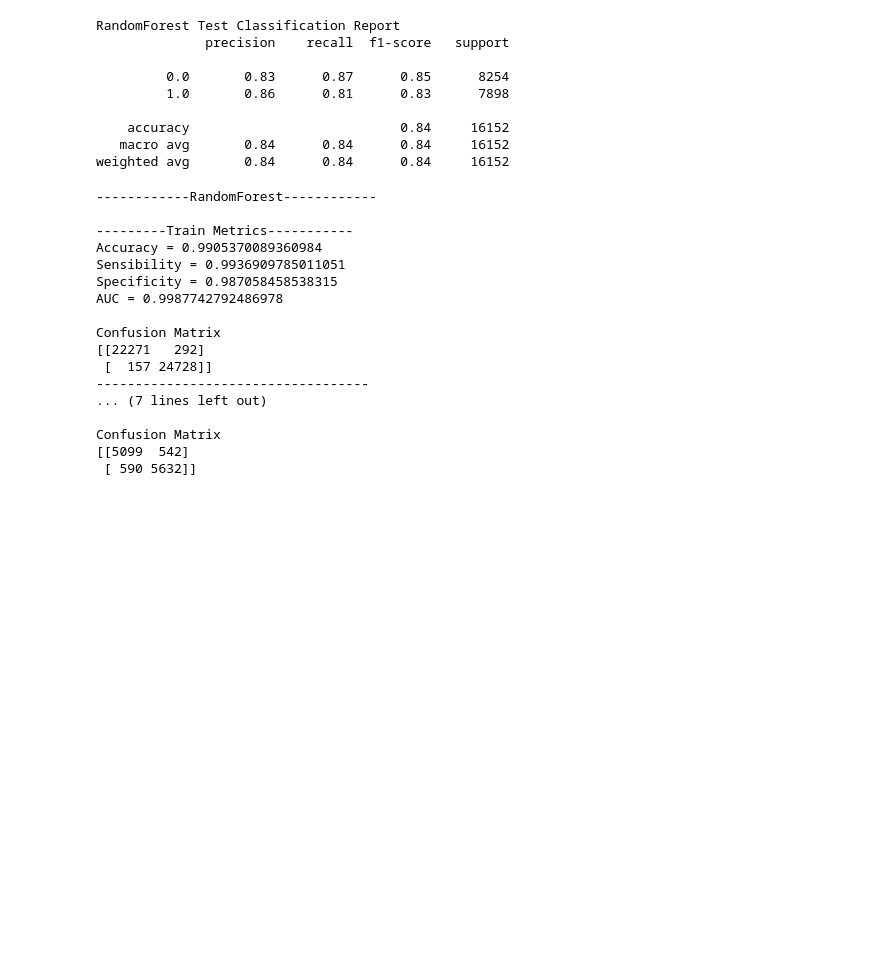
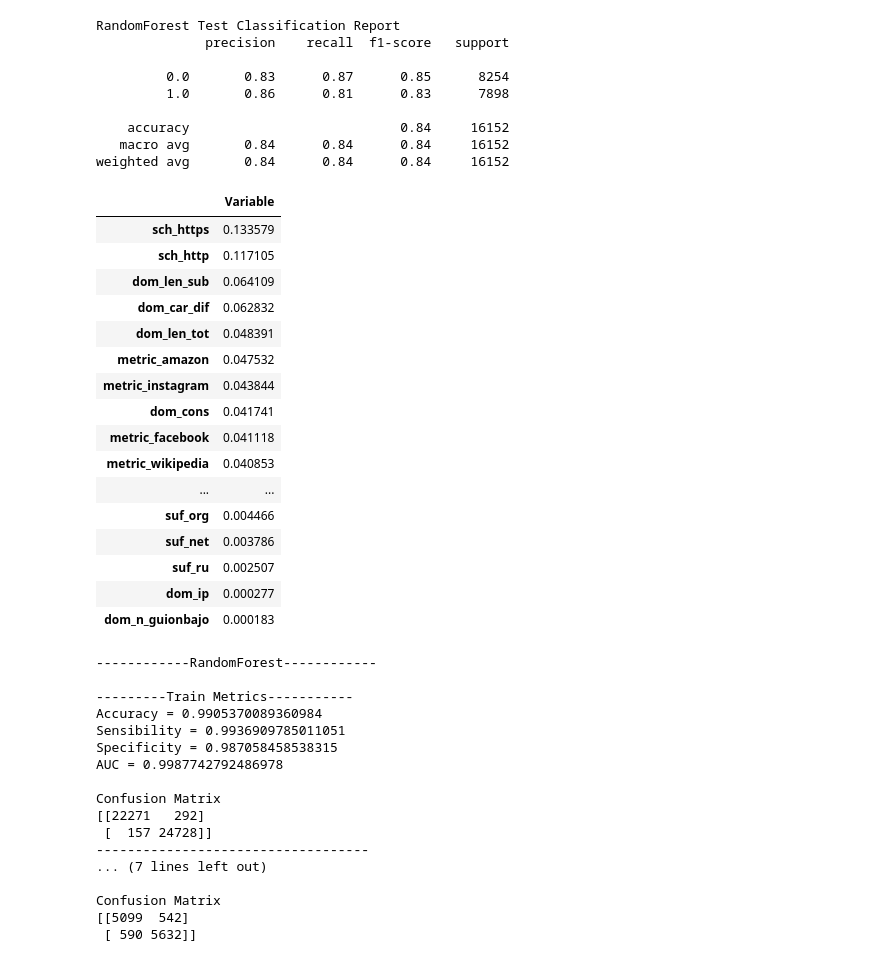
Before and after one commit to JuanCruzC97/Proyecto_CDD, a Jupyter notebook: Proyecto A/00 - Creación Dataset y Variables/Prueba_Dataset_distancias.ipynb, the cells around one changed output. Drawn from its saved outputs; the diff is of its cells as text; code cells hidden in the pictures; blank space fills up the shorter version.

Commit message:
Agrego Variable Importance

```diff
--- a/Proyecto A/00 - Creación Dataset y Variables/Prueba_Dataset_distancias.ipynb
+++ b/Proyecto A/00 - Creación Dataset y Variables/Prueba_Dataset_distancias.ipynb
@@ -741,6 +741,26 @@ RandomForest Test Classification Report
     accuracy                           0.84     16152
    macro avg       0.84      0.84      0.84     16152
 weighted avg       0.84      0.84      0.84     16152
+# %%
+pd.DataFrame({'Variable':rf.feature_importances_}, index = X.columns).sort_values('Variable', ascending = False)
+# %% [output]
+|  | Variable |
+| sch_https | 0.133579 |
+| sch_http | 0.117105 |
+| dom_len_sub | 0.064109 |
+| dom_car_dif | 0.062832 |
+| dom_len_tot | 0.048391 |
+| metric_amazon | 0.047532 |
+| metric_instagram | 0.043844 |
+| dom_cons | 0.041741 |
+| metric_facebook | 0.041118 |
+| metric_wikipedia | 0.040853 |
+| ... | ... |
+| suf_org | 0.004466 |
+| suf_net | 0.003786 |
+| suf_ru | 0.002507 |
+| dom_ip | 0.000277 |
+| dom_n_guionbajo | 0.000183 |
 # %%
 Comparison.modelReportClass('RandomForest', rf, X_train, y_train, X_test, y_test, classReport=True)
 # %% [output]
```
